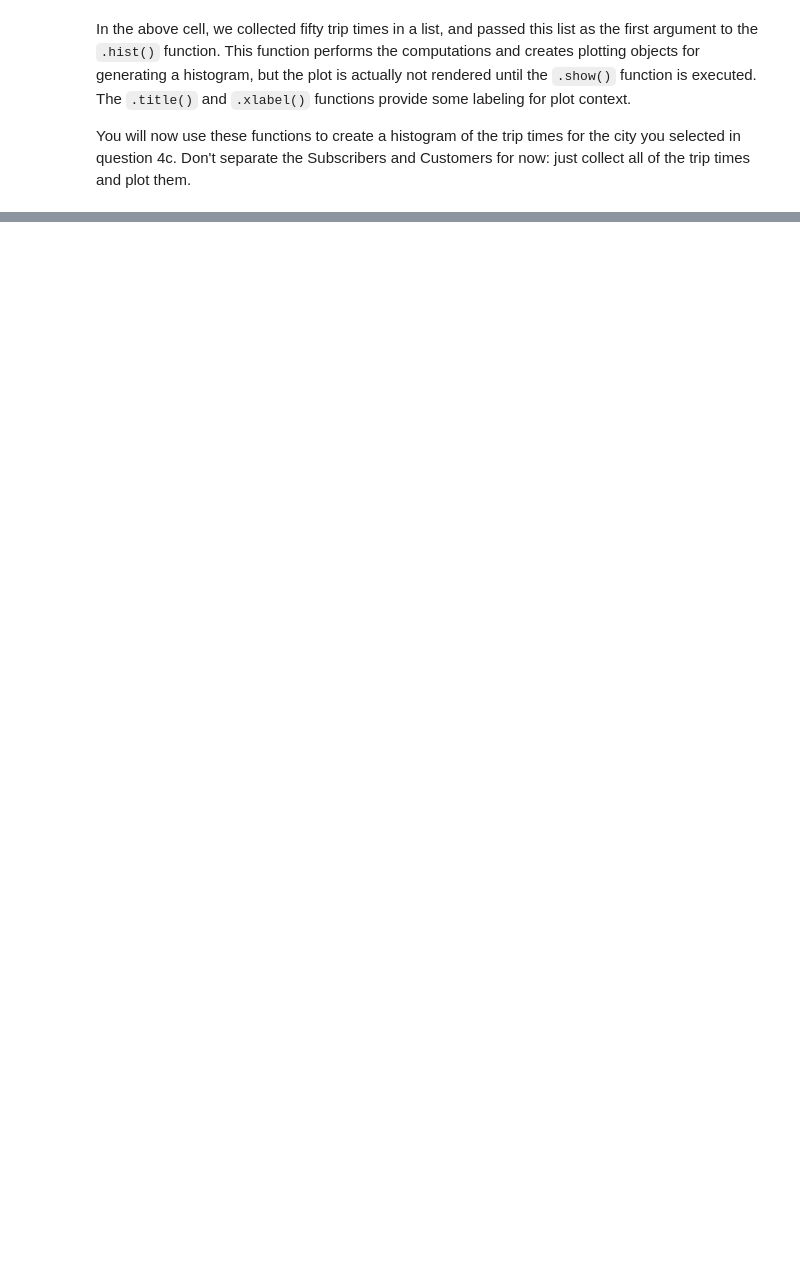
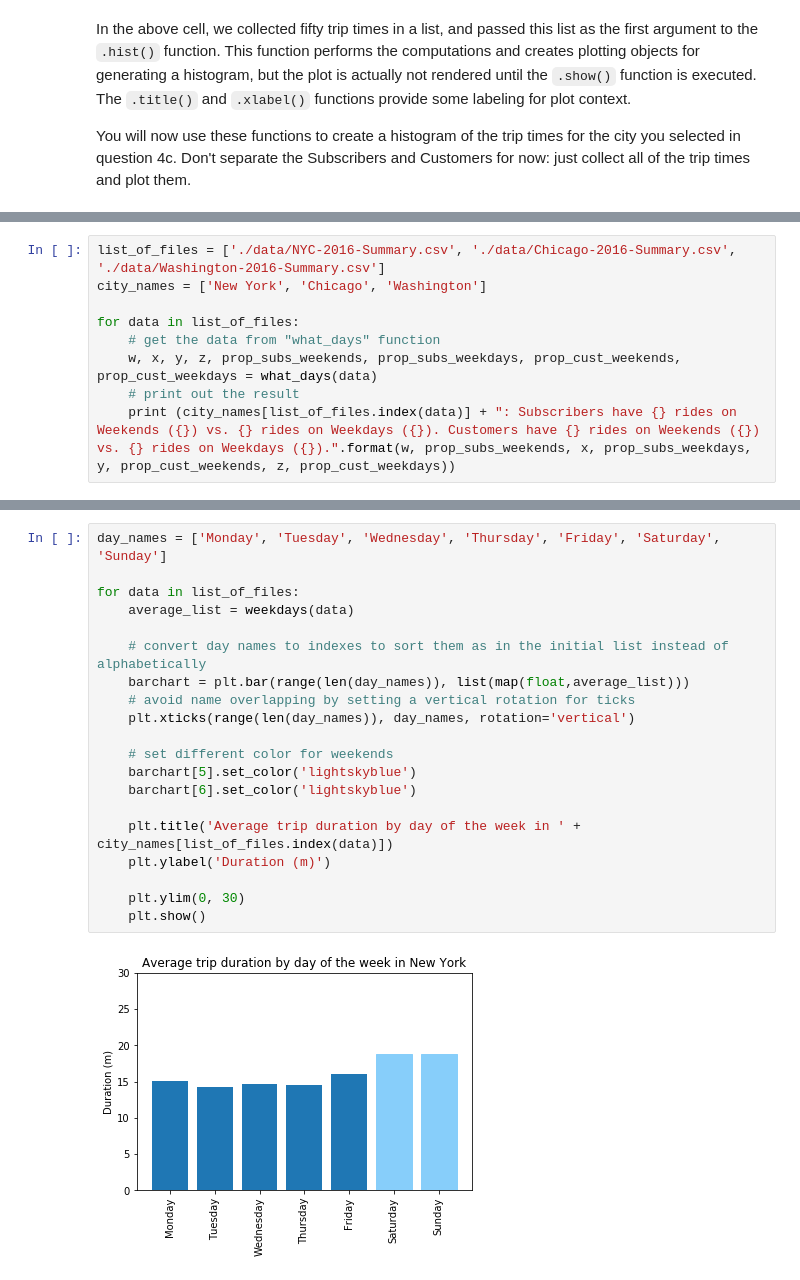
Before and after one commit to evanca/DataAnalyst_ND_Explore-US-Bikeshare-Data, a Jupyter notebook: Bike_Share_Analysis.ipynb, the cells around one changed output, grey strips where cells are left out. Cells and saved outputs as stored; diff of their text form; blank space fills up the shorter version.

```diff
--- a/Bike_Share_Analysis.ipynb
+++ b/Bike_Share_Analysis.ipynb
@@ -395,0 +626,9 @@ PDF (.pdf). You may need additional packages or software to perform these export
+# %%
+list_of_files = ['./data/NYC-2016-Summary.csv', './data/Chicago-2016-Summary.csv', './data/Washington-2016-Summary.csv']
+city_names = ['New York', 'Chicago', 'Washington']
+
+for data in list_of_files:
+    # get the data from "what_days" function
+    w, x, y, z, prop_subs_weekends, prop_subs_weekdays, prop_cust_weekends, prop_cust_weekdays = what_days(data)
+    # print out the result
+    print (city_names[list_of_files.index(data)] + ": Subscribers have {} rides on Weekends ({}) vs. {} rides on Weekdays ({}). Customers have {} rides on Weekends ({}) vs. {} rides on Weekdays ({}).".format(w, prop_subs_weekends, x, prop_subs_weekdays, y, prop_cust_weekends, z, prop_cust_weekdays))
@@ -395,0 +680,22 @@ PDF (.pdf). You may need additional packages or software to perform these export
+# %%
+day_names = ['Monday', 'Tuesday', 'Wednesday', 'Thursday', 'Friday', 'Saturday', 'Sunday']
+
+for data in list_of_files:
+    average_list = weekdays(data)
+
+    # convert day names to indexes to sort them as in the initial list instead of alphabetically
+    barchart = plt.bar(range(len(day_names)), list(map(float,average_list)))
+    # avoid name overlapping by setting a vertical rotation for ticks
+    plt.xticks(range(len(day_names)), day_names, rotation='vertical')
+
+    # set different color for weekends
+    barchart[5].set_color('lightskyblue')
+    barchart[6].set_color('lightskyblue')
+
+    plt.title('Average trip duration by day of the week in ' + city_names[list_of_files.index(data)])
+    plt.ylabel('Duration (m)')
+
+    plt.ylim(0, 30)
+    plt.show()
+# %% [output]
+[figure, added]
```
Also changed, not shown: parts of 32 cells of this notebook, 8 other files.
